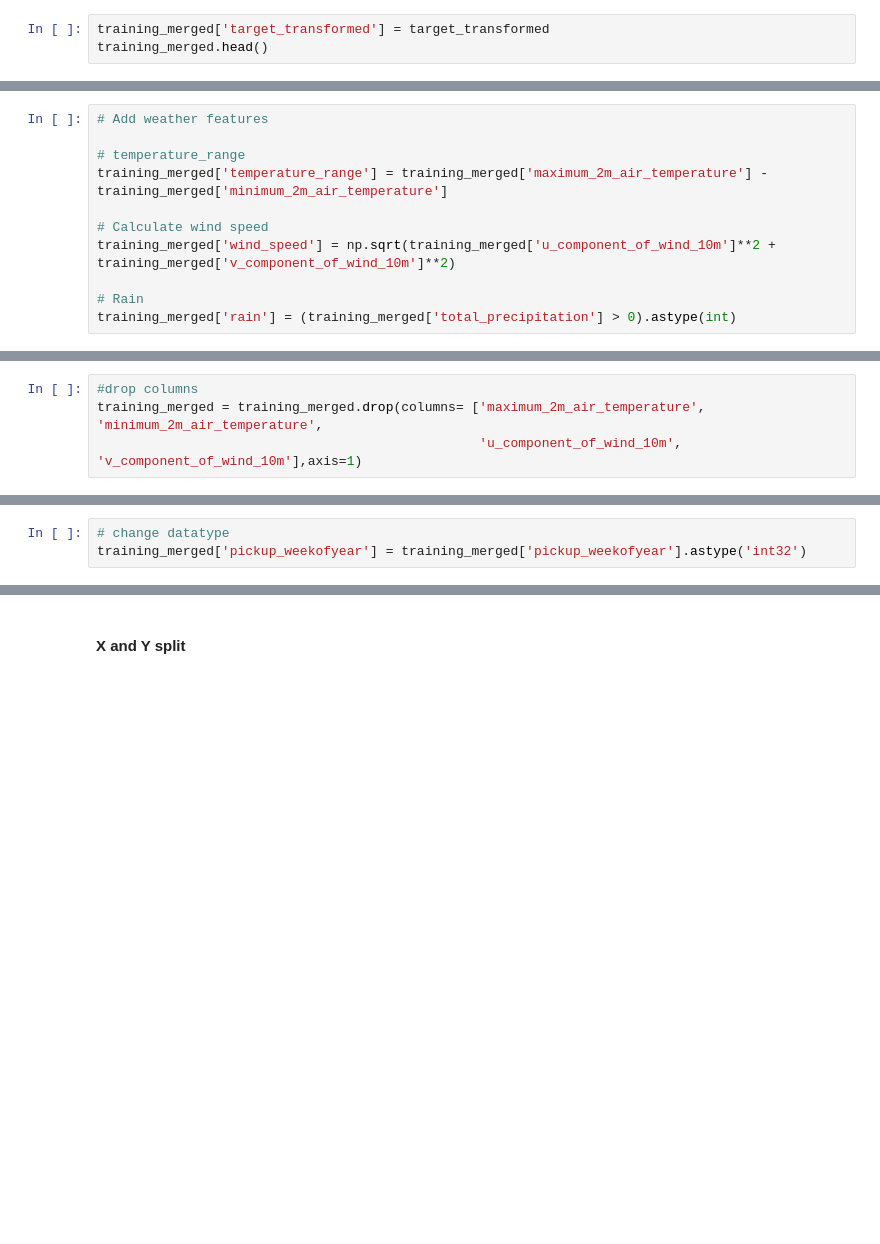
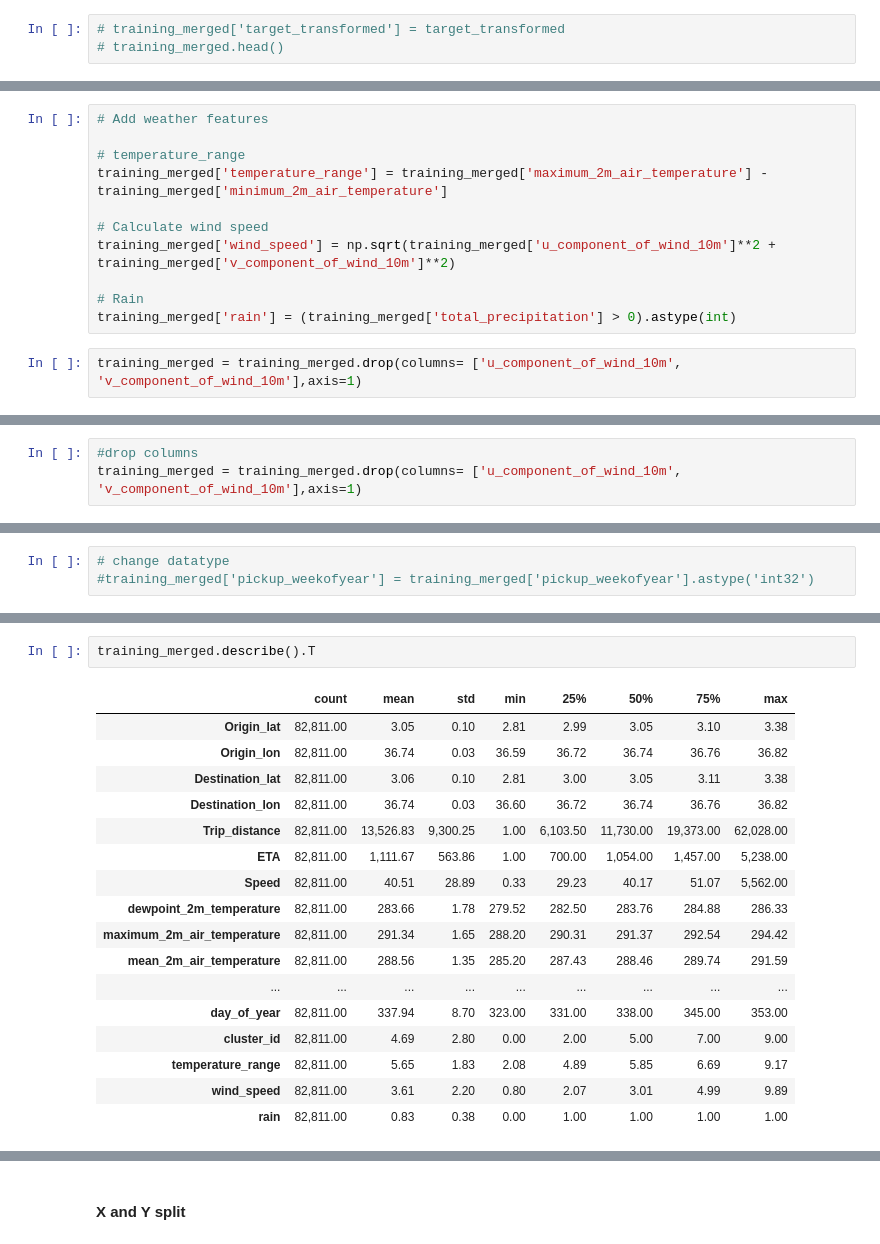
Before and after one commit to bambadij/ETA_predict_yasser, a Jupyter notebook: Project_notebook.ipynb, the cells around one changed output, grey strips where cells are left out. Saved outputs shown, nothing was run; the diff lists cells and outputs as text; blank space fills up the shorter version.

```diff
--- a/Project_notebook.ipynb
+++ b/Project_notebook.ipynb
@@ -665,3 +650,3 @@ Skewness after Box-Cox transformation: [-0.06791846]
 # %%
-training_merged['target_transformed'] = target_transformed
-training_merged.head()
+# training_merged['target_transformed'] = target_transformed
+# training_merged.head()
@@ -688,3 +667,5 @@ training_merged['wind_speed'] = np.sqrt(training_merged['u_component_of_wind_10m
 
 # Rain
 training_merged['rain'] = (training_merged['total_precipitation'] > 0).astype(int)
+# %%
+training_merged = training_merged.drop(columns= ['u_component_of_wind_10m', 'v_component_of_wind_10m'],axis=1)
@@ -701,7 +684,6 @@ training_merged.head()
 # %%
 #drop columns
-training_merged = training_merged.drop(columns= ['maximum_2m_air_temperature', 'minimum_2m_air_temperature',
-                                                 'u_component_of_wind_10m', 'v_component_of_wind_10m'],axis=1)
+training_merged = training_merged.drop(columns= ['u_component_of_wind_10m', 'v_component_of_wind_10m'],axis=1)
 # %%
 training_merged = training_merged.set_index('Timestamp')
 training_merged.sort_index(ascending=True, inplace=True)
@@ -738,6 +720,6 @@ memory usage: 12.5 MB
 # %%
 # change datatype
-training_merged['pickup_weekofyear'] = training_merged['pickup_weekofyear'].astype('int32')
+#training_merged['pickup_weekofyear'] = training_merged['pickup_weekofyear'].astype('int32')
 # %%
 # confirm our dataset is clean. remove null and infinite values
 
@@ -765,0 +748,20 @@ clean_dataset(training_merged)
+# %%
+training_merged.describe().T
+# %% [output]
+|  | count | mean | std | min | 25% | 50% | 75% | max |
+| Origin_lat | 82,811.00 | 3.05 | 0.10 | 2.81 | 2.99 | 3.05 | 3.10 | 3.38 |
+| Origin_lon | 82,811.00 | 36.74 | 0.03 | 36.59 | 36.72 | 36.74 | 36.76 | 36.82 |
+| Destination_lat | 82,811.00 | 3.06 | 0.10 | 2.81 | 3.00 | 3.05 | 3.11 | 3.38 |
+| Destination_lon | 82,811.00 | 36.74 | 0.03 | 36.60 | 36.72 | 36.74 | 36.76 | 36.82 |
+| Trip_distance | 82,811.00 | 13,526.83 | 9,300.25 | 1.00 | 6,103.50 | 11,730.00 | 19,373.00 | 62,028.00 |
+| ETA | 82,811.00 | 1,111.67 | 563.86 | 1.00 | 700.00 | 1,054.00 | 1,457.00 | 5,238.00 |
+| Speed | 82,811.00 | 40.51 | 28.89 | 0.33 | 29.23 | 40.17 | 51.07 | 5,562.00 |
+| dewpoint_2m_temperature | 82,811.00 | 283.66 | 1.78 | 279.52 | 282.50 | 283.76 | 284.88 | 286.33 |
+| maximum_2m_air_temperature | 82,811.00 | 291.34 | 1.65 | 288.20 | 290.31 | 291.37 | 292.54 | 294.42 |
+| mean_2m_air_temperature | 82,811.00 | 288.56 | 1.35 | 285.20 | 287.43 | 288.46 | 289.74 | 291.59 |
+| ... | ... | ... | ... | ... | ... | ... | ... | ... |
+| day_of_year | 82,811.00 | 337.94 | 8.70 | 323.00 | 331.00 | 338.00 | 345.00 | 353.00 |
+| cluster_id | 82,811.00 | 4.69 | 2.80 | 0.00 | 2.00 | 5.00 | 7.00 | 9.00 |
+| temperature_range | 82,811.00 | 5.65 | 1.83 | 2.08 | 4.89 | 5.85 | 6.69 | 9.17 |
+| wind_speed | 82,811.00 | 3.61 | 2.20 | 0.80 | 2.07 | 3.01 | 4.99 | 9.89 |
+| rain | 82,811.00 | 0.83 | 0.38 | 0.00 | 1.00 | 1.00 | 1.00 | 1.00 |
```
Also changed, not shown: parts of 24 cells of this notebook, 2 other files.
